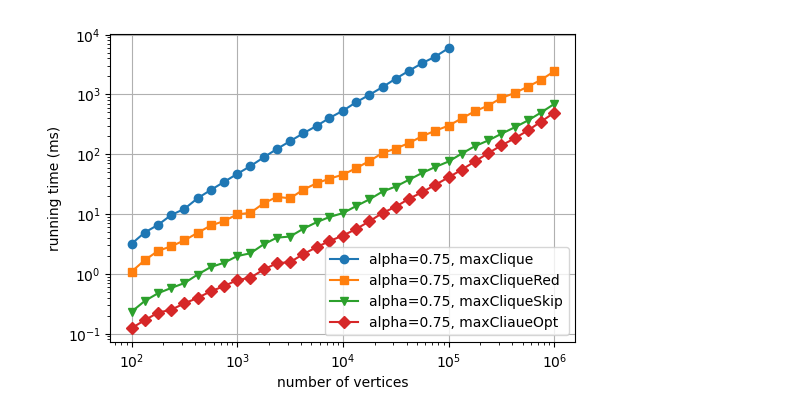
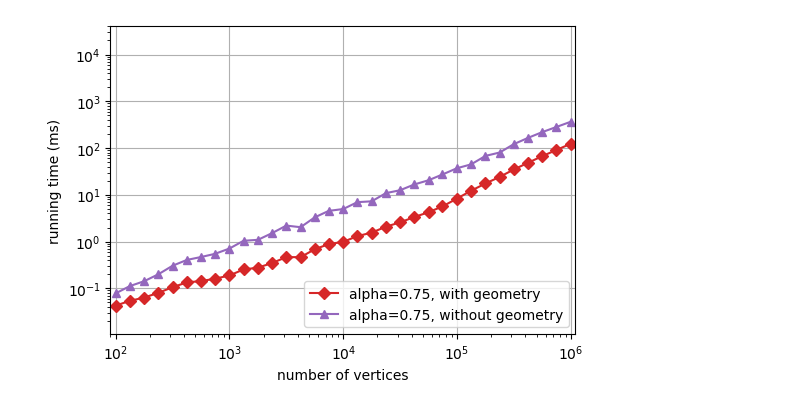
Before and after one commit to Menborong/HRG_maxClique, a Jupyter notebook: visualizer/running_time_test.ipynb, the cells around one changed output. Cells and saved outputs as stored; diff of their text form; code cells hidden in the pictures.

Commit message:
visualization result update

```diff
--- a/visualizer/running_time_test.ipynb
+++ b/visualizer/running_time_test.ipynb
@@ -35,22 +58,19 @@ for ver in versions:
 # %%
-num_vertices_set2 = [
-    100, 133, 178, 237, 316, 422, 562, 745,
-    1000, 1330, 1780, 2370, 3160, 4220, 5620, 7450,
-    10000, 13300, 17800, 23700, 31600, 42200, 56200, 74500,
-    100000, 133000, 178000, 237000, 316000, 422000, 562000, 745000,
-    1000000,
-]
 alpha_set = ["0.75"]
-versions = ["ver2", "ver3", "ver4"]
-versions_label = ["maxCliqueRed", "maxCliqueSkip", "maxCliaueOpt"]
+alpha_str_set = ["075"]
+in_dirs = ["../results/runtime_geo_result/", "../results/runtime_nongeo_result/"]
+versions = ["v4", "v1"]
+versions_label = ["with geometry", "without geometry"]
 
-for ver in versions:
-    for alpha in alpha_set:
+time_result = []
+tags = []
+for [in_dir, ver] in zip(in_dirs, versions):
+    for [alpha, alpha_str] in zip(alpha_set, alpha_str_set):
         time_result.append([])
         tags.append(alpha + "_" + ver)
-        for num_vertices in num_vertices_set2:
+        for num_vertices in num_vertices_set:
             # file open
-            f = open("gen_data_result/{}_{}_{}.txt".format(num_vertices, alpha, ver), "r")
+            f = open(in_dir + "{}_{}_{}.txt".format(num_vertices, alpha_str, ver), "r")
             tot = 0
             for i in range(100):
                 num_clique, = map(int, f.readline().split())
@@ -62,23 +82,24 @@ for ver in versions:
 # %%
 # plot the result (log-log scale)
 plt.figure(figsize=(6, 4))
 
-markers = ["o", "s", "v", "D"]
-# version 1
-for j in range(len(alpha_set)):
-    plt.plot(num_vertices_set1, time_result[j], label="alpha={}, {}".format(alpha_set[j], "maxClique"), marker="o", linestyle="-")
+markers = ["D", "^"]
+colors = ["tab:red", "tab:purple"]
 
-# version 2, 3, 4
 for i in range(len(versions)):
     for j in range(len(alpha_set)):
-        plt.plot(num_vertices_set2, time_result[(i+1)*len(alpha_set)+j], label="alpha={}, {}".format(alpha_set[j], versions_label[i]), marker=markers[(i+1)*len(alpha_set)+j], linestyle="-")
+        plt.plot(num_vertices_set, time_result[(i)*len(alpha_set)+j], label="alpha={}, {}".format(alpha_set[j], versions_label[i]), marker=markers[(i)*len(alpha_set)+j], linestyle="-", color=colors[(i)*len(alpha_set)+j])
 plt.xscale("log")
 plt.yscale("log")
 plt.xlabel("number of vertices")
+plt.ylabel("running time (s)")
+plt.legend(loc= "lower right")
+plt.xlabel("number of vertices")
 plt.ylabel("running time (ms)")
-plt.legend()
+plt.ylim(1.05e-2, 4.05e4)
+plt.xlim(90, 1100000)
 # plt.grid(True, which="both", ls="-");
-plt.grid();
+plt.grid()
 plt.show()
 # %% [output]
-[figure, old version]
+[figure, new version]
```
Also changed, not shown: parts of 7 cells of this notebook.
